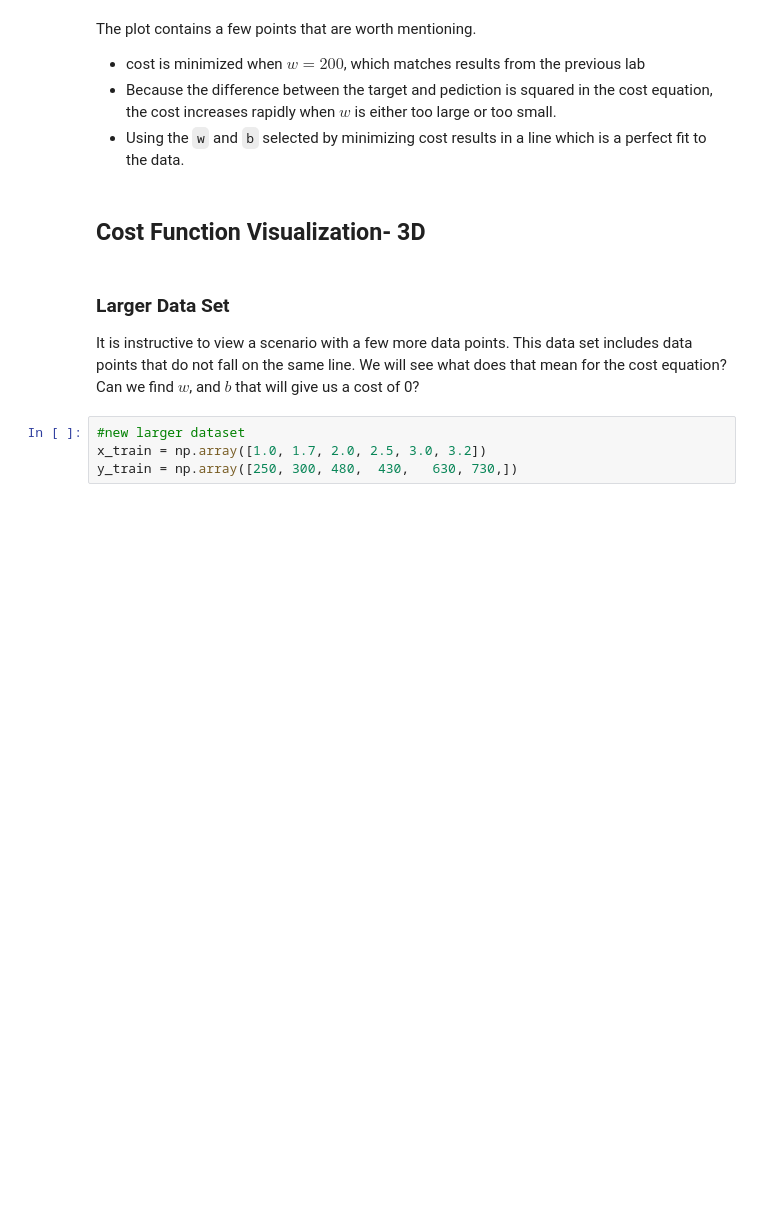
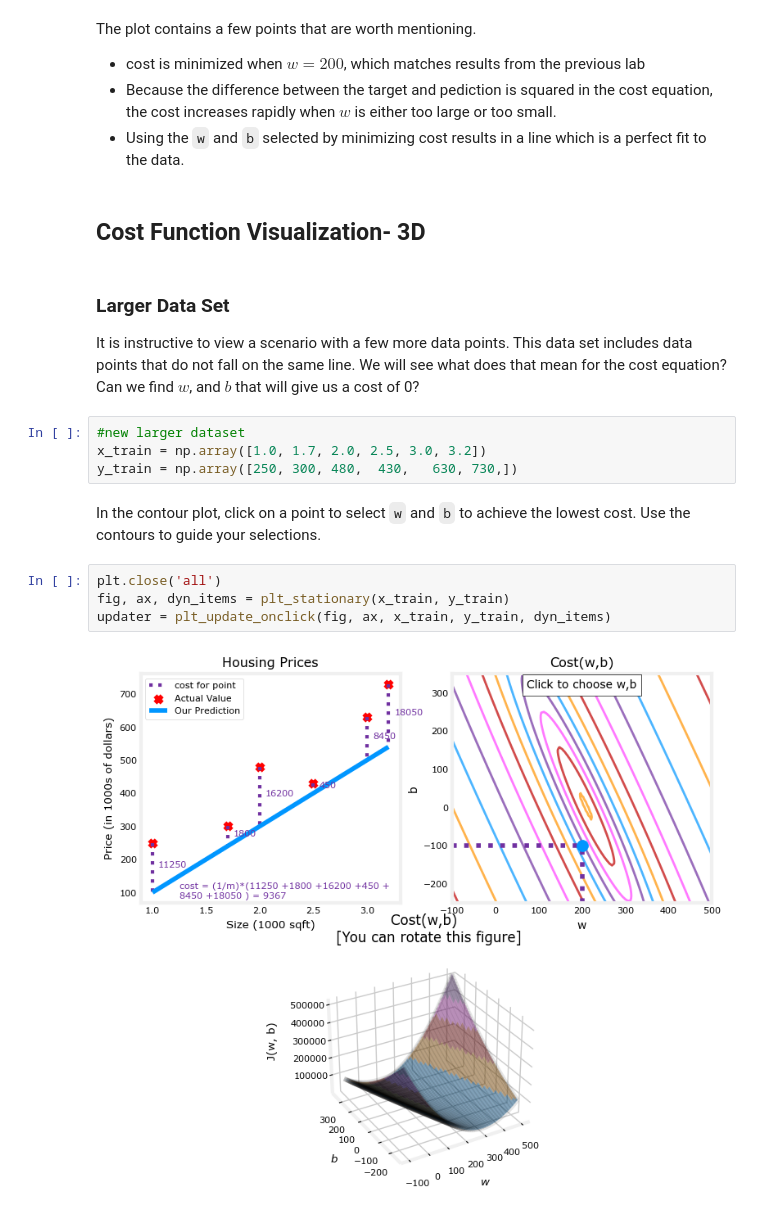
Before and after one commit to aaditya29/Machine-Learning-Tutorial, a Jupyter notebook: 1. Machine Learning Specialisation/1.1 Supervised Machine Learning: Regression and Classification/Week 1/Jupyter Labs/Lab3/Lab3.ipynb, the cells around one changed output. Cells and saved outputs as stored; diff of their text form; blank space fills up the shorter version.

Commit message:
git commit "contour plot added"

```diff
--- a/1. Machine Learning Specialisation/1.1 Supervised Machine Learning: Regression and Classification/Week 1/Jupyter Labs/Lab3/Lab3.ipynb
+++ b/1. Machine Learning Specialisation/1.1 Supervised Machine Learning: Regression and Classification/Week 1/Jupyter Labs/Lab3/Lab3.ipynb
@@ -92,3 +92,11 @@ It is instructive to view a scenario with a few more data points. This data set
 #new larger dataset
 x_train = np.array([1.0, 1.7, 2.0, 2.5, 3.0, 3.2])
 y_train = np.array([250, 300, 480,  430,   630, 730,])
+# %% [markdown]
+In the contour plot, click on a point to select `w` and `b` to achieve the lowest cost. Use the contours to guide your selections.
+# %%
+plt.close('all')
+fig, ax, dyn_items = plt_stationary(x_train, y_train)
+updater = plt_update_onclick(fig, ax, x_train, y_train, dyn_items)
+# %% [output]
+[figure, added]
```
